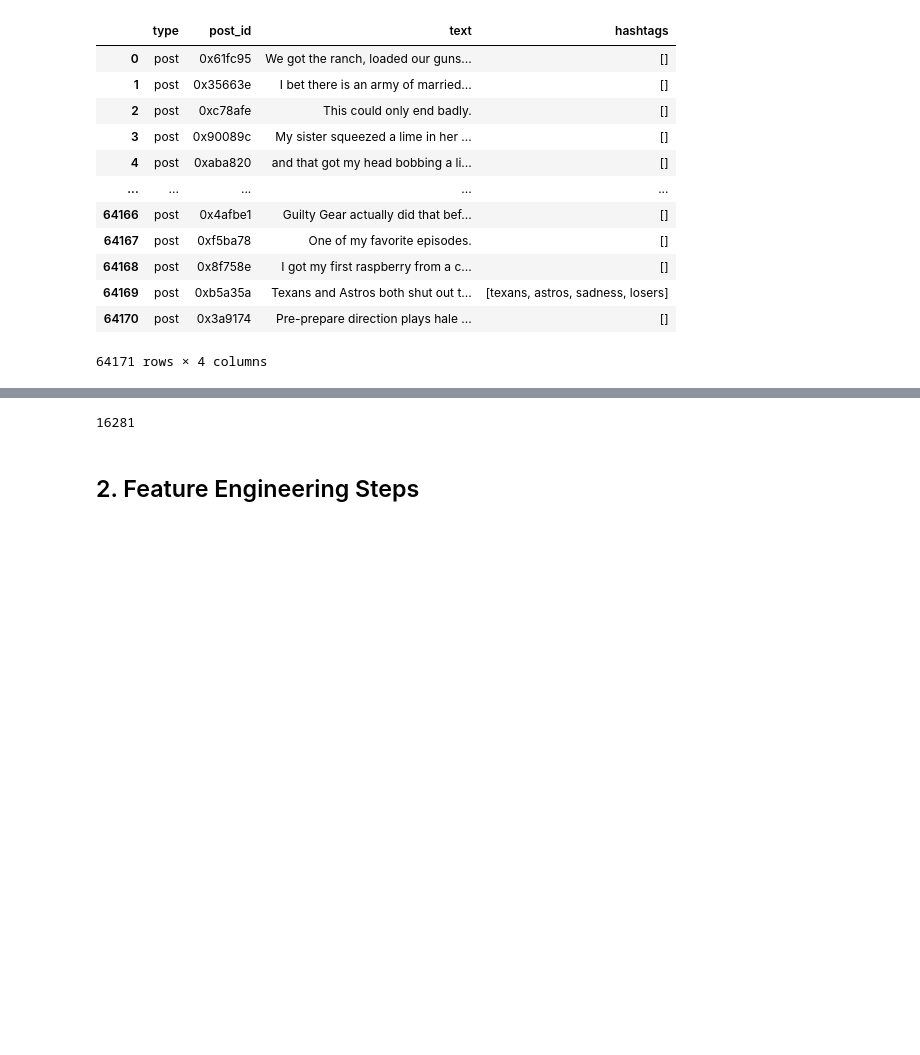
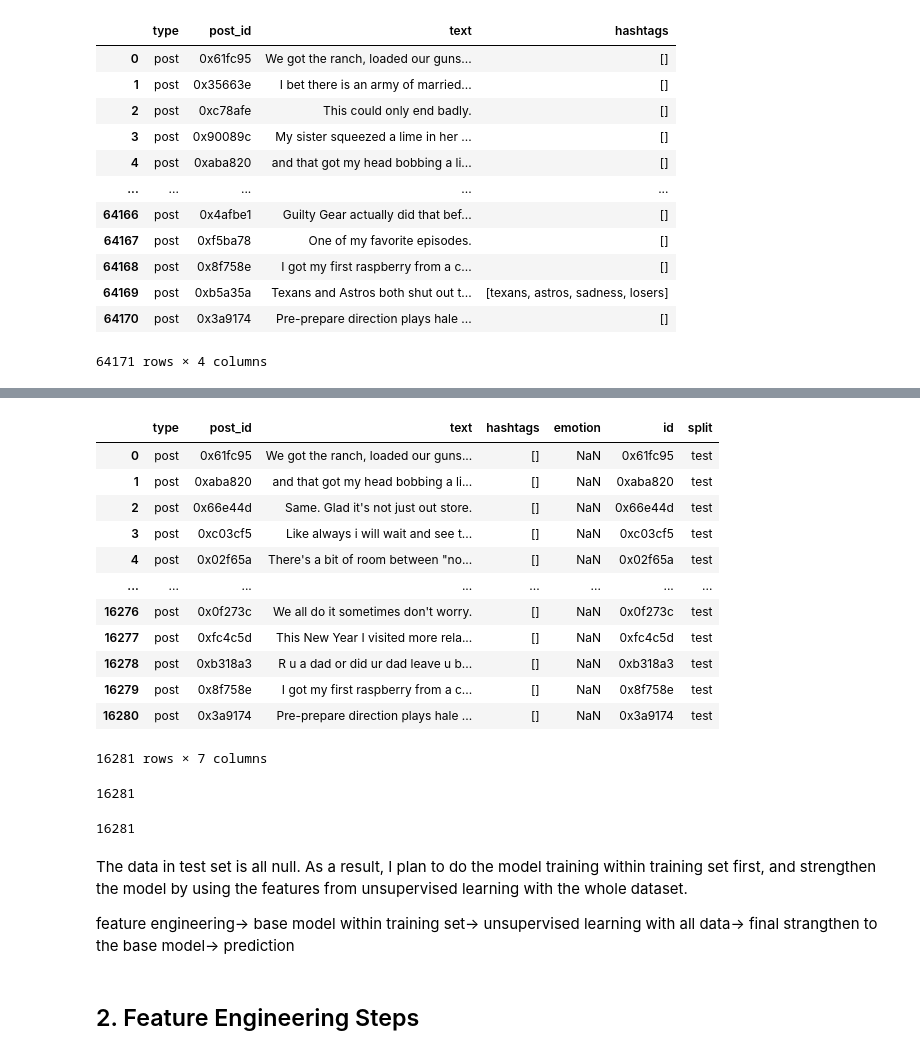
Before and after one commit to Harleycc-wyw/DM2025-Lab2-Exercise, a Jupyter notebook: DM2025-Lab2-Homework.ipynb, the cells around one changed output, grey strips where cells are left out. Drawn from its saved outputs; the diff is of its cells as text; code cells hidden in the pictures; blank space fills up the shorter version.

```diff
--- a/DM2025-Lab2-Homework.ipynb
+++ b/DM2025-Lab2-Homework.ipynb
@@ -225,3 +248,19 @@ post_df
+# %%
+test_df
+# %% [output]
+|  | type | post_id | text | hashtags | emotion | id | split |
+| 0 | post | 0x61fc95 | We got the ranch, loaded our guns... | [] | NaN | 0x61fc95 | test |
+| 1 | post | 0xaba820 | and that got my head bobbing a li... | [] | NaN | 0xaba820 | test |
+| 2 | post | 0x66e44d | Same. Glad it's not just out store. | [] | NaN | 0x66e44d | test |
+| 3 | post | 0xc03cf5 | Like always i will wait and see t... | [] | NaN | 0xc03cf5 | test |
+| 4 | post | 0x02f65a | There's a bit of room between "no... | [] | NaN | 0x02f65a | test |
+| ... | ... | ... | ... | ... | ... | ... | ... |
+| 16276 | post | 0x0f273c | We all do it sometimes don't worry. | [] | NaN | 0x0f273c | test |
+| 16277 | post | 0xfc4c5d | This New Year I visited more rela... | [] | NaN | 0xfc4c5d | test |
+| 16278 | post | 0xb318a3 | R u a dad or did ur dad leave u b... | [] | NaN | 0xb318a3 | test |
+| 16279 | post | 0x8f758e | I got my first raspberry from a c... | [] | NaN | 0x8f758e | test |
+| 16280 | post | 0x3a9174 | Pre-prepare direction plays hale ... | [] | NaN | 0x3a9174 | test |
+16281 rows × 7 columns
 # %%
 print(post_df['emotion'].isna().sum())
 # %% [output]
@@ -233,2 +268,10 @@ test_df['emotion'] = test_df['emotion'].fillna('unknown')
+# %%
+print(len(test_df['emotion'].isna()))
+# %% [output]
+16281
+# %% [markdown]
+The data in test set is all null. As a result, I plan to do the model training within training set first, and strengthen the model by using the features from unsupervised learning with the whole dataset.
+
+feature engineering-> base model within training set-> unsupervised learning with all data-> final strangthen to the base model-> prediction
 # %% [markdown]
 ## 2. Feature Engineering Steps
```
Also changed, not shown: parts of 15 cells of this notebook.
